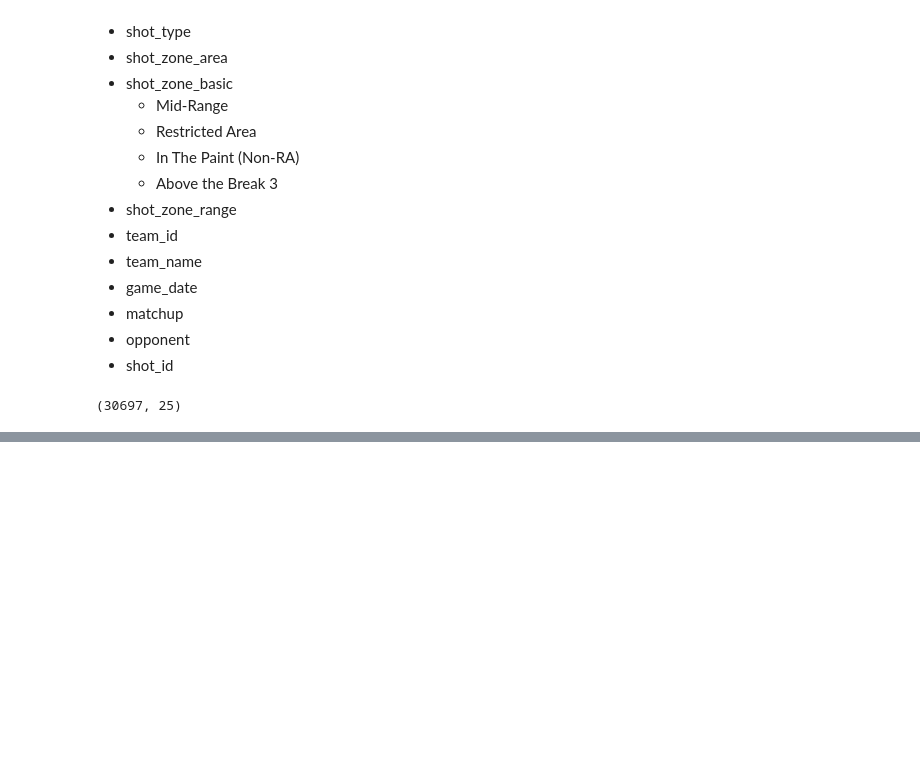
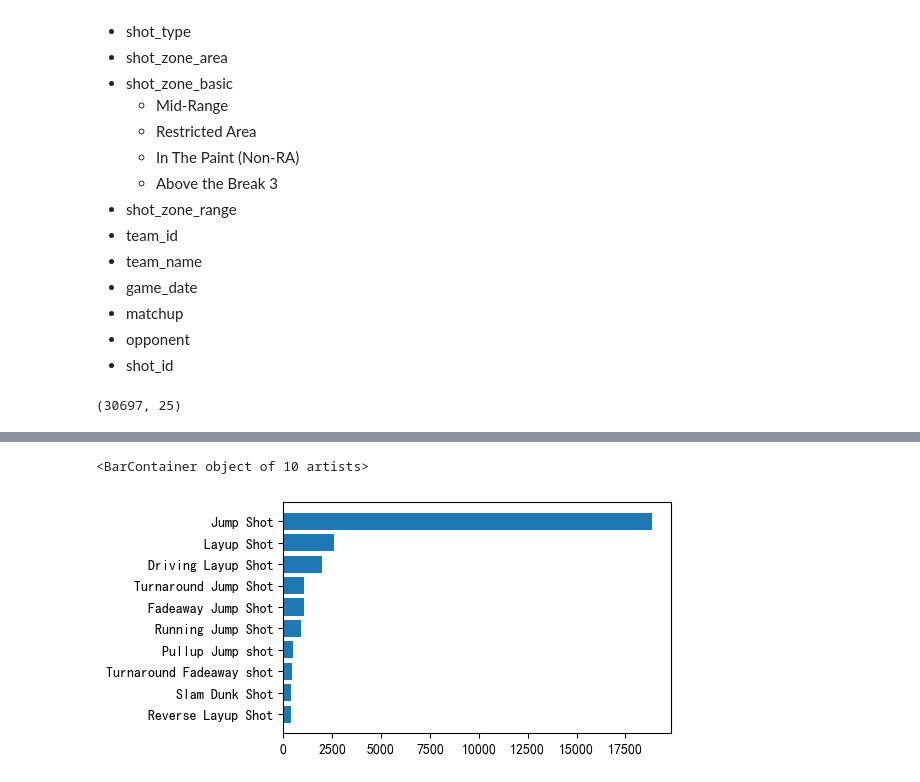
Before and after one commit to JoshuaZSong/Kobe_Shooting_Data_Visualization_by_Matplotlib, a Jupyter notebook: Kobe_Shooting_Data_Visualization_by_Matplotlib.ipynb, the cells around one changed output, grey strips where cells are left out. Drawn from its saved outputs; the diff is of its cells as text; code cells hidden in the pictures; blank space fills up the shorter version.

```diff
--- a/Kobe_Shooting_Data_Visualization_by_Matplotlib.ipynb
+++ b/Kobe_Shooting_Data_Visualization_by_Matplotlib.ipynb
@@ -48,0 +87,7 @@ df.shape
+# %%
+action_type = df['action_type'].value_counts().head(10)[::-1]
+plt.figure(figsize=(5,3))
+plt.barh(action_type.index,action_type.values)
+# %% [output]
+<BarContainer object of 10 artists>
+[figure, added]
```
Also changed, not shown: parts of 12 cells of this notebook.
